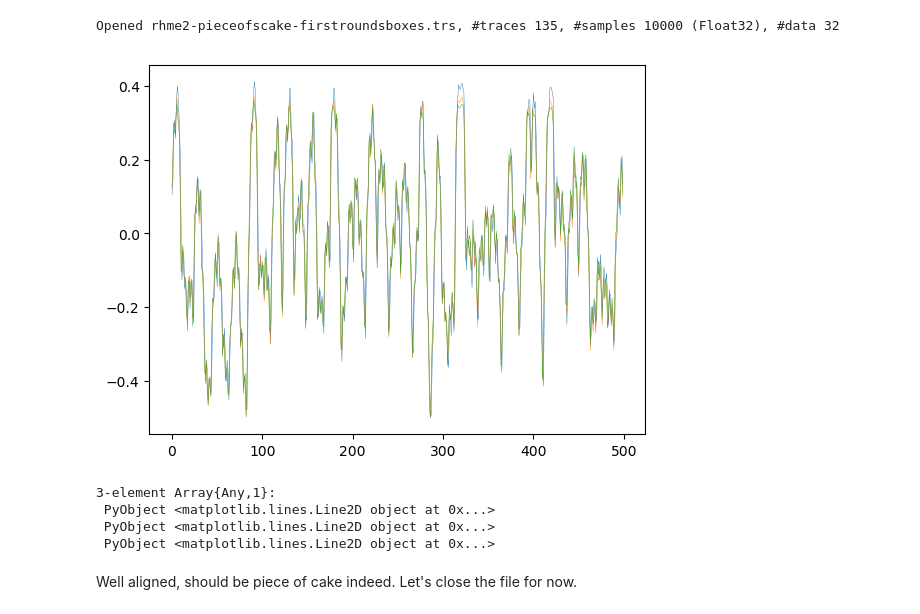
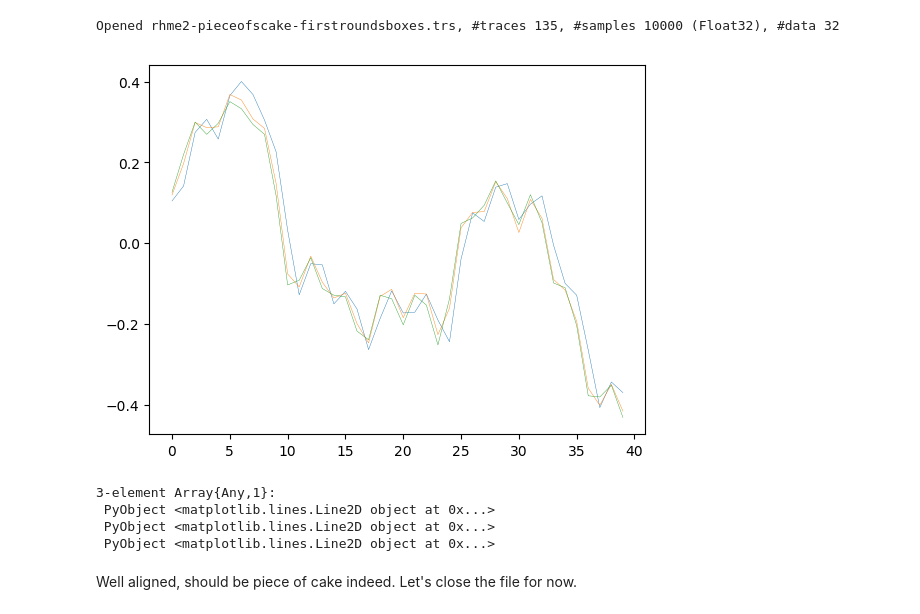
Before and after one commit to ikizhvatov/jlsca-tutorials, a Jupyter notebook: rhme2-pieceofscake.ipynb, the cells around one changed output. Drawn from its saved outputs; the diff is of its cells as text; code cells hidden in the pictures.

```diff
--- a/rhme2-pieceofscake.ipynb
+++ b/rhme2-pieceofscake.ipynb
@@ -67,9 +59,9 @@ Opened rhme2-pieceofscake-firstroundsboxes.trs, #traces 135, #samples 10000 (Flo
 # %%
 # read and plot 3 traces with some zoom
 ((data,samples),eof) = readTraces(trs, 1:3);
-plot(samples[1:3,1:500]', linewidth=.3); # note the transpose; and here you can play with the zoom
+plot(samples[1:3,1:40]', linewidth=.3); # note the transpose; and here you can play with the zoom
 # %% [output]
-[figure, old version]
+[figure, new version]
 3-element Array{Any,1}:
  PyObject <matplotlib.lines.Line2D object at 0x...>
  PyObject <matplotlib.lines.Line2D object at 0x...>
```
Also changed, not shown: parts of 3 cells of this notebook, 2 other files.
